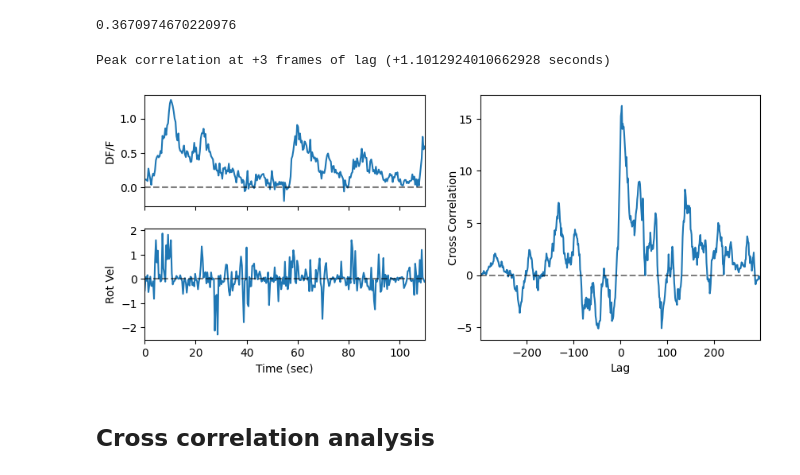
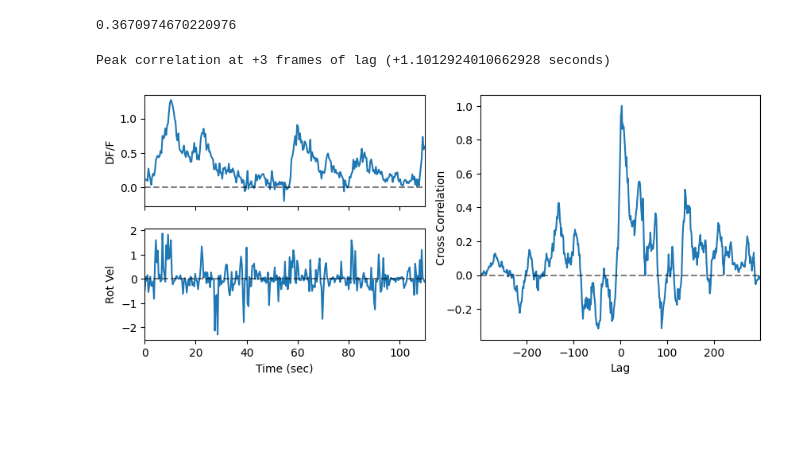
Before and after one commit to T-E-Lab/GULP, a Jupyter notebook: gulp2p/scripts/sync_bhv_img_data.ipynb, the cells around one changed output. Drawn from its saved outputs; the diff is of its cells as text; code cells hidden in the pictures; blank space fills up the shorter version.

Commit message:
normalize cross correlation in sync_bhv_img_data

```diff
--- a/gulp2p/scripts/sync_bhv_img_data.ipynb
+++ b/gulp2p/scripts/sync_bhv_img_data.ipynb
@@ -135,34 +135,34 @@ axd['bhv'].plot(expDf['posTime'], expDf['vRfilt'])
 a = expDf['roi0']
 v = expDf['vRfilt']
 lags = range(-1*len(a)+1, len(a)-1+1)
 cross_correlation = np.correlate(a, v, mode='full')
+# Normalize correlation (https://docs.scipy.org/doc/scipy/reference/generated/scipy.signal.correlate.html#scipy.signal.correlate)
+cross_correlation /= np.max(cross_correlation)
 axd['corr'].plot(lags, cross_correlation)
 
 # Plot horizonal line at y=0
 for plot in plots:
     axd[plot].axhline(y=0, color='black', linestyle='--', zorder=2, alpha=0.5)
 
 # Set xlim
 for plot in ['img', 'bhv']:
     axd[plot].set_xlim([round(expDf.iloc[0]['posTime']), expDf.iloc[-1]['posTime']])
 axd['corr'].set_xlim([lags[0], lags[-1]])
 
 # axd['corr'].set_xticklabels([ frame * expDf['posTime'].diff().mean() for frame in axd['corr'].get_xticks()])
 
 
 axd['img'].set_xticklabels([])
 
 axd['img'].set_ylabel("DF/F")
 axd['bhv'].set_ylabel("Rot Vel")
 axd['bhv'].set_xlabel("Time (sec)")
-axd['corr'].set_ylabel("Cross Correlation", labelpad=-2.5)
+axd['corr'].set_ylabel("Cross Correlation", labelpad=-1)
 axd['corr'].set_xlabel("Lag")
 
 # Print peak correlation
 peak_corr_lag = lags[np.argmax(cross_correlation)]
 print(f'Peak correlation at {peak_corr_lag:+} frames of lag ({peak_corr_lag * fm_interval:+} seconds)')
 # %% [output]
 Peak correlation at +3 frames of lag (+1.1012924010662928 seconds)
-[figure, old version]
+[figure, new version]
-# %% [markdown]
-## Cross correlation analysis
```
Also changed, not shown: parts of 3 cells of this notebook.
